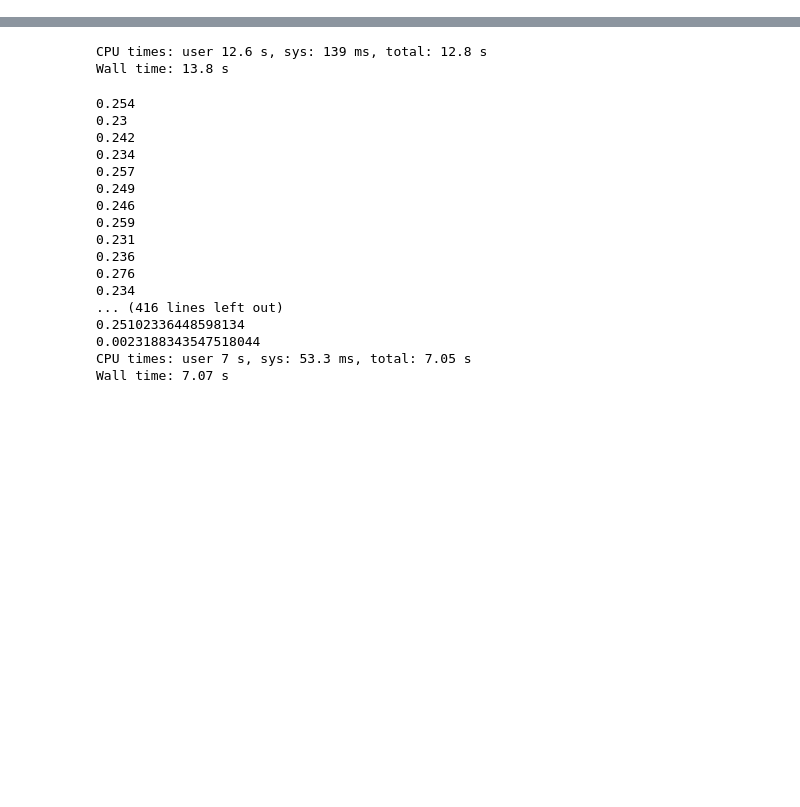
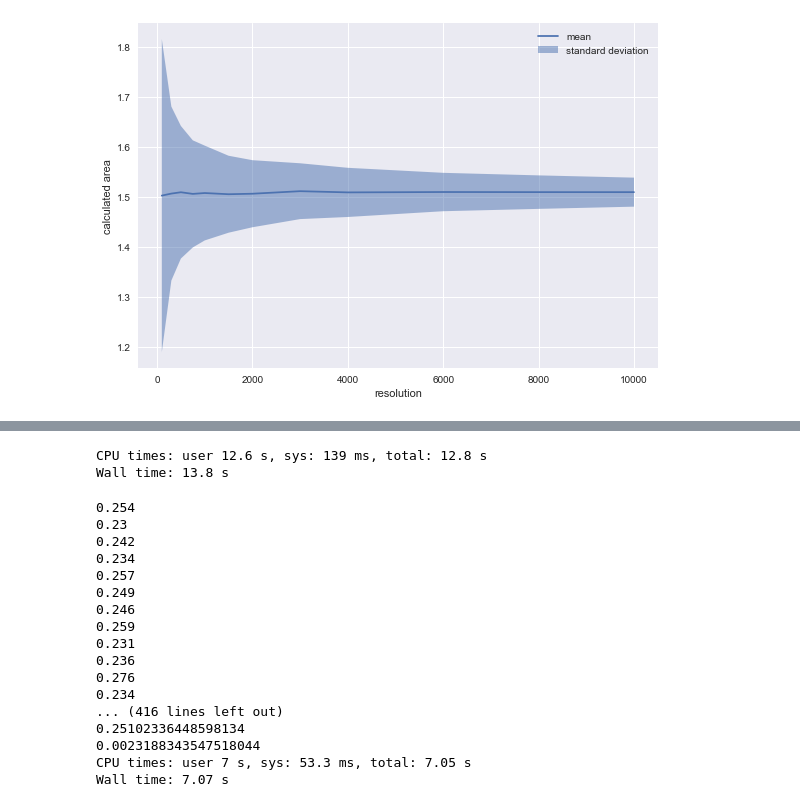
Before and after one commit to MbBrainz/StochasticSimulation-group19, a Jupyter notebook: Assignment1/RandomSampling.ipynb, the cells around one changed output, grey strips where cells are left out. Saved outputs shown, nothing was run; the diff lists cells and outputs as text; code cells hidden in the pictures; blank space fills up the shorter version.

```diff
--- a/Assignment1/RandomSampling.ipynb
+++ b/Assignment1/RandomSampling.ipynb
@@ -13,0 +155,27 @@ im_lim=(-1,1)
+# %%
+
+import pandas as pd
+
+df = pd.read_csv("./simulation_data/random_points_computation_ss=1000_th=1500")
+
+n_points_list = df["n_points"]
+average_list = df["mean"]
+std_list = df["std"]
+time_list = df["computation_time"]
+
+
+fig, ax = plt.subplots()
+
+ax.plot(n_points_list, average_list, label="mean")
+ax.fill_between(n_points_list,
+                average_list+std_list,
+                average_list-np.array(std_list), label="standard deviation",
+                alpha=0.5)
+ax.legend()
+ax.set(
+    xlabel="resolution",
+    ylabel="calculated area",
+    )
+plt.tight_layout()
+# %% [output]
+[figure, added]
```
Also changed, not shown: parts of 19 cells of this notebook, 4 other files.
